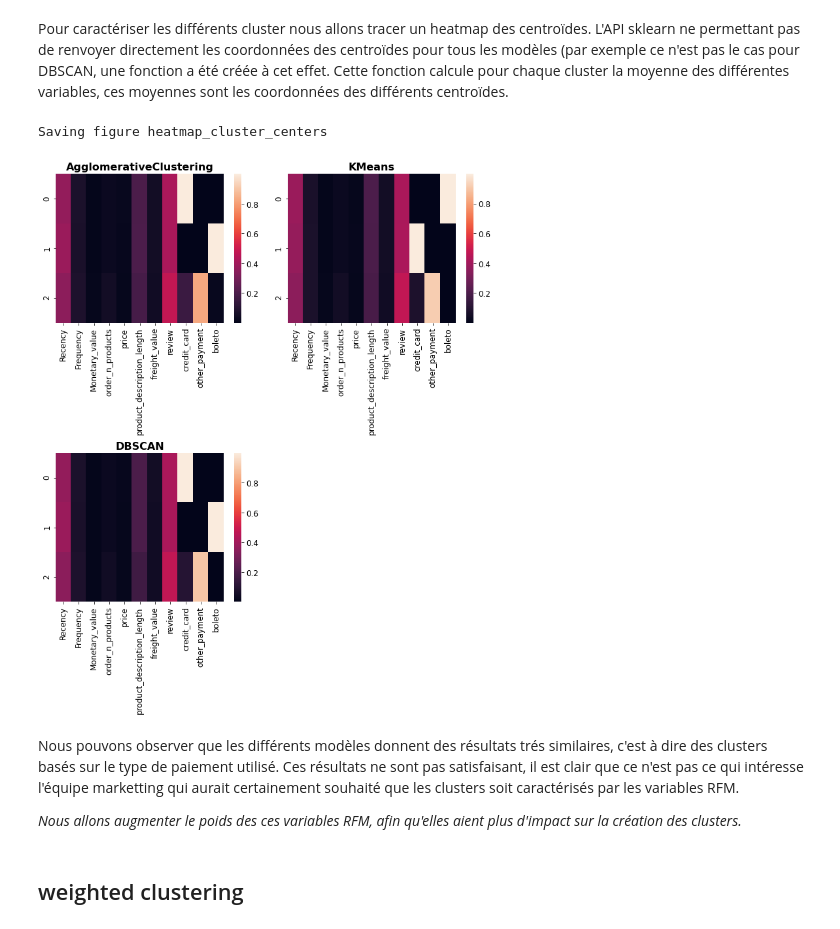
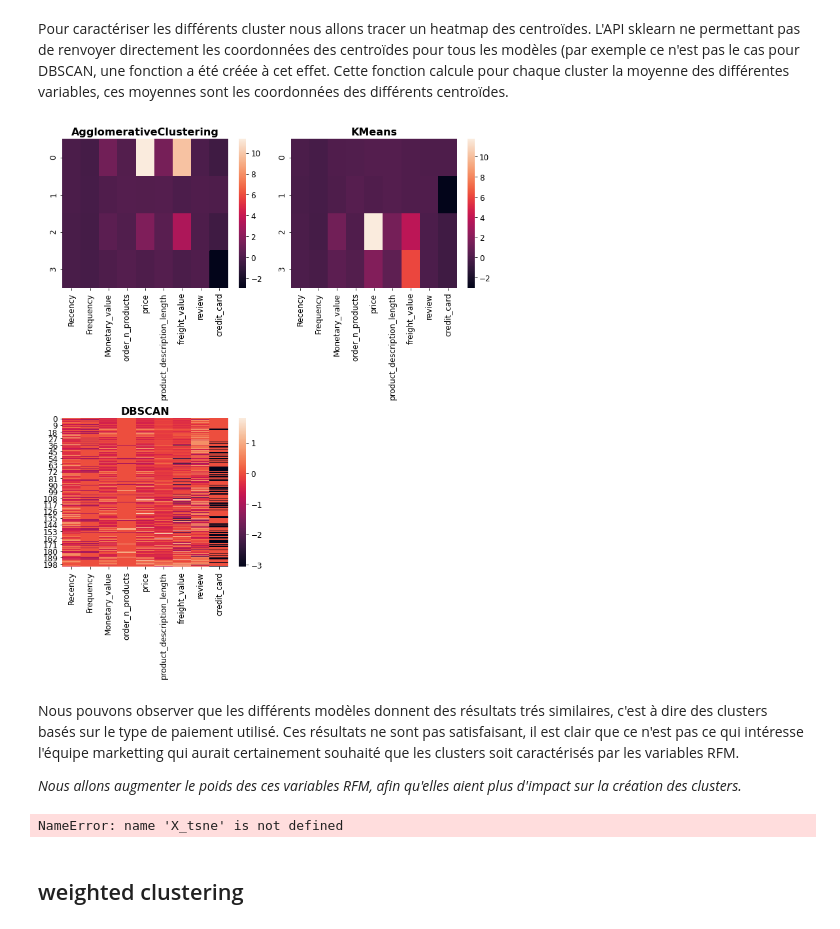
Before and after one commit to Pierre-Eloi/OC_DS_Project5, a Jupyter notebook: Project5_Data_Clustering.ipynb, the cells around one changed output. Cells and saved outputs as stored; diff of their text form; code cells hidden in the pictures.

Commit message:
updated the clustering notebook.

```diff
--- a/Project5_Data_Clustering.ipynb
+++ b/Project5_Data_Clustering.ipynb
@@ -70,6 +70,6 @@ from functions.wrangling import wrangling_pipeline
 
 # Clean the data by using the pipeline detailed in the wrangling notebook
 df_clean = wrangling_pipeline(data, m_mean=True,
-                              score=False, binning=False)
+                              score=True, binning=False)
 # %% [markdown]
 <h1>Table of Contents<span class="tocSkip"></span></h1>
@@ -410,7 +413,7 @@ Nous observons très nettement le coude qui se trouve à une distance de 0,15 en
 # %%
 from sklearn.cluster import DBSCAN
 
-dbscan = DBSCAN(eps=0.15, min_samples=22)
+dbscan = DBSCAN(eps=0.3, min_samples=22)
 dbscan.fit(X_scaled)
 np.unique(dbscan.labels_)
 # %% [output]
@@ -490,7 +504,7 @@ def clustering_algorithms(X, n_clusters, eps):
         list of models
     """
     # Connectivity matrix
-    connectivity = kneighbors_graph(X, n_neighbors=30,
+    connectivity = kneighbors_graph(X, n_neighbors=20,
                                     include_self=False)
     # make connectivity symmetric
     connectivity = 0.5 * (connectivity + connectivity.T)
@@ -646,16 +662,27 @@ def heatmap_cluster_centers(models, feature_names, X,
     save_fig(file_name)
     plt.show()
 # %%
-models = clustering_algorithms(X_scaled, n_clusters=3, eps=.15)
+models = clustering_algorithms(X_scaled, n_clusters=4, eps=.3)
 
 heatmap_cluster_centers(models, df_scaled.columns, X_scaled)
 # %% [output]
-Saving figure heatmap_cluster_centers
-[figure, old version]
+[figure, new version]
 # %% [markdown]
 Nous pouvons observer que les différents modèles donnent des résultats trés similaires, c'est à dire des clusters basés sur le type de paiement utilisé. Ces résultats ne sont pas satisfaisant, il est clair que ce n'est pas ce qui intéresse l'équipe marketting qui aurait certainement souhaité que les clusters soit caractérisés par les variables RFM.
 
 *Nous allons augmenter le poids des ces variables RFM, afin qu'elles aient plus d'impact sur la création des clusters.*
+# %%
+from sklearn.manifold import TSNE
+
+tsne = TSNE(n_components=2, random_state=42)
+plt.scatter(X_tsne[:, 0], X_tsne[:, 1], c=models[1].labels_, cmap="jet")
+plt.axis('off')
+plt.colorbar()
+plt.title("t-SNE")
+save_fig("t-SNE_plot")
+plt.show()
+# %% [output]
+NameError: name 'X_tsne' is not defined
 # %% [markdown]
 ## weighted clustering
 # %% [markdown]
```
Also changed, not shown: parts of 19 cells of this notebook.
